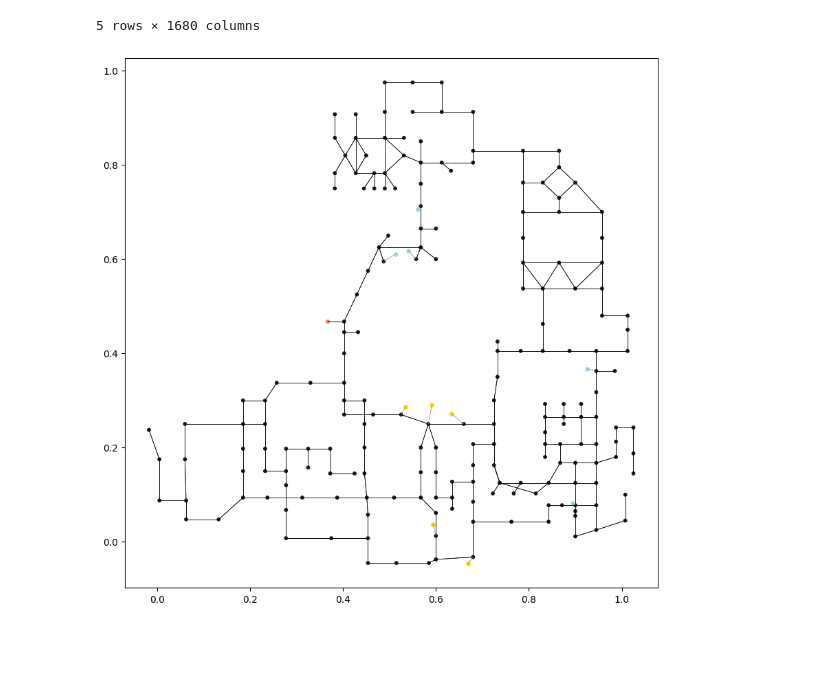
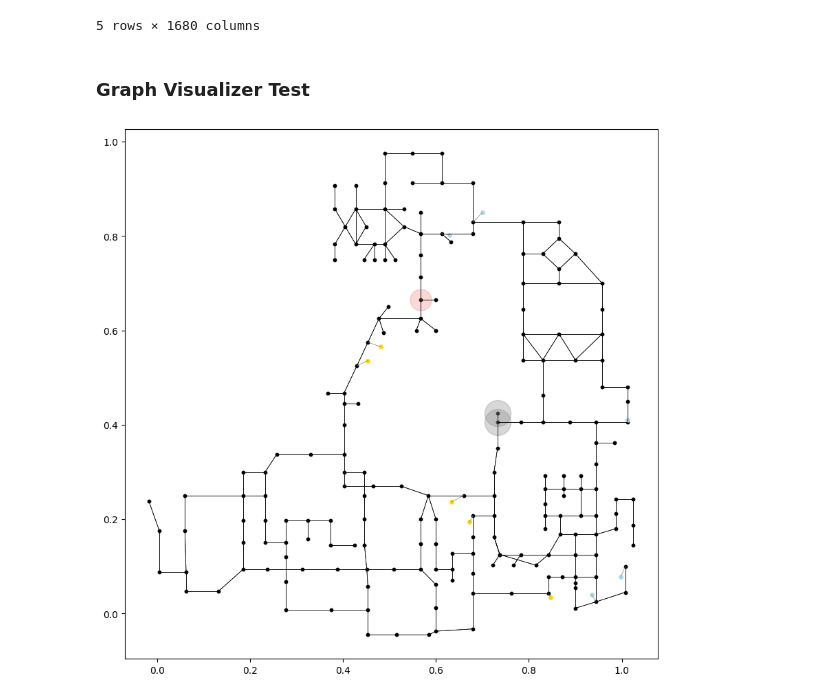
Before and after one commit to szmidapatrik/c2m1TPaeVlsln, a Jupyter notebook: proj/graph_dataset/CS2_dataset_package_test.ipynb, the cells around one changed output. Cells and saved outputs as stored; diff of their text form; code cells hidden in the pictures; blank space fills up the shorter version.

Commit message:
smokes added to graph, smoke and molotov indicators added to the hetero graph visualizer

```diff
--- a/proj/graph_dataset/CS2_dataset_package_test.ipynb
+++ b/proj/graph_dataset/CS2_dataset_package_test.ipynb
@@ -176,5 +134,9 @@ graphs = hg.process_snapshots(df, nodes_to_use, edges, active_infernos, active_s
+# %% [markdown]
+### **Graph Visualizer** Test
+# %%
+graphs = torch.load('TEST_hetero_data_list.pt', weights_only=False)
 # %%
 viz = HeteroGraphVisualizer()
-viz.visualize_snapshot(graphs[700])
+viz.visualize_snapshot(graphs[1550])
 # %% [output]
-[figure, old version]
+[figure, new version]
```
Also changed, not shown: parts of 7 cells of this notebook, 8 other files.
